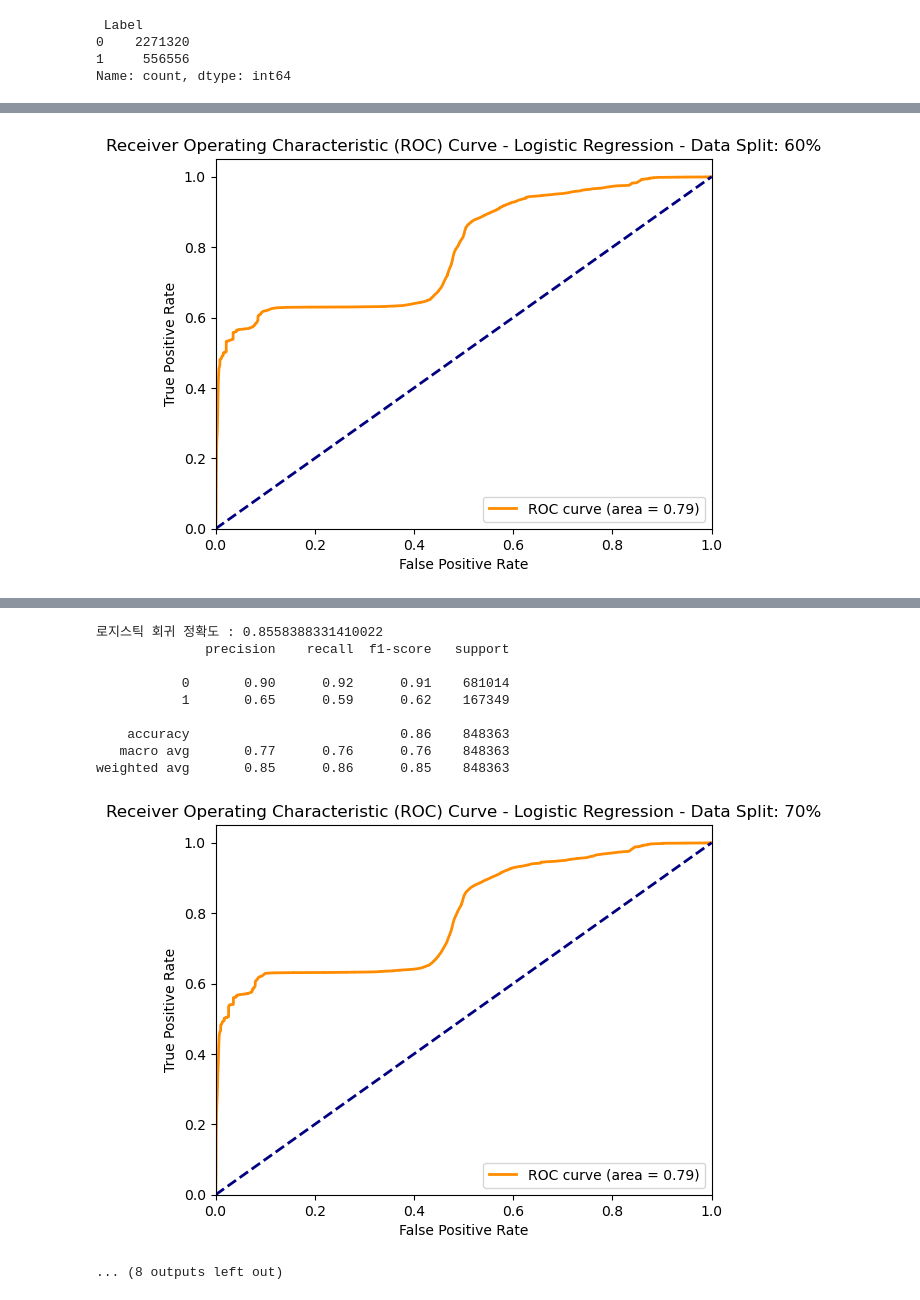
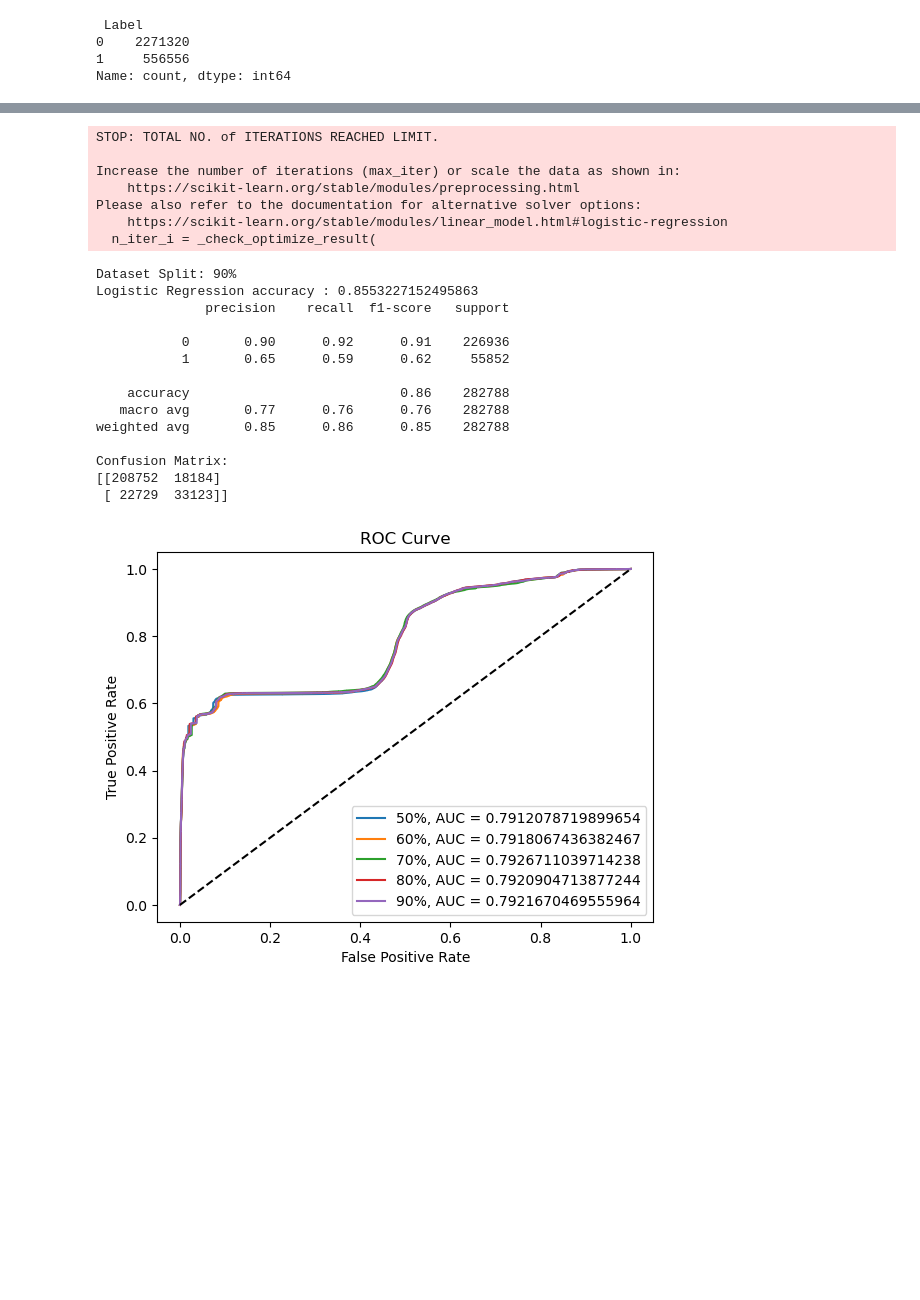
Before and after one commit to thejysplay/CIC-IDS-attack-detection, a Jupyter notebook: MachineLearningCSV_Binary_classification.ipynb, the cells around one changed output, grey strips where cells are left out. Saved outputs shown, nothing was run; the diff lists cells and outputs as text; code cells hidden in the pictures; blank space fills up the shorter version.

```diff
--- a/MachineLearningCSV_Binary_classification.ipynb
+++ b/MachineLearningCSV_Binary_classification.ipynb
@@ -238,40 +116,37 @@ XGBoost 정확도 : 0.9992267460980736
 # %%
 from sklearn.linear_model import LogisticRegression
-from sklearn.metrics import classification_report
-for name, (x_train, x_test, y_train, y_test) in datasets.items():
-    print(f"Data Split: {name}")
 
+for split, (x_train, x_test, y_train, y_test) in datasets.items():
 
-    log_reg_model = LogisticRegression()
+    model_lr = LogisticRegression()
 
+    model_lr.fit(x_train, y_train)
 
-    log_reg_model.fit(x_train, y_train)
+    y_pred_lr = model_lr.predict(x_test)
 
+    report_lr = classification_report(y_test, y_pred_lr)
 
-    y_pred_log_reg = log_reg_model.predict(x_test)
+    accuracy_lr = accuracy_score(y_test, y_pred_lr)
 
+    cm_lr = confusion_matrix(y_test, y_pred_lr)
 
-    accuracy_log_reg = accuracy_score(y_test, y_pred_log_reg)
-    print(f'로지스틱 회귀 정확도 : {accuracy_log_reg}')
+    print(f"Dataset Split: {split}")
+    print(f"Logistic Regression accuracy : {accuracy_lr}")
+    print(report_lr)
+    print(f"Confusion Matrix:\n{cm_lr}")
 
+    y_proba_lr = model_lr.predict_proba(x_test)[:, 1]
+    fpr_lr, tpr_lr, thresholds_lr = roc_curve(y_test, y_proba_lr)
+    auc_score_lr = roc_auc_score(y_test, y_proba_lr)
 
-    report_log_reg = classification_report(y_test, y_pred_log_reg)
-    print(report_log_reg)
+    plt.plot(fpr_lr, tpr_lr, label=f"{split}, AUC = {auc_score_lr}")
 
+    print("\n")
 
-    y_pred_proba_log_reg = log_reg_model.predict_proba(x_test)[:, 1]
-    fpr_log_reg, tpr_log_reg, thresholds_log_reg = roc_curve(y_test, y_pred_proba_log_reg)
-    roc_auc_log_reg = auc(fpr_log_reg, tpr_log_reg)
-
-
-    plt.figure()
-    plt.plot(fpr_log_reg, tpr_log_reg, color='darkorange', lw=2, label='ROC curve (area = %0.2f)' % roc_auc_log_reg)
-    plt.plot([0, 1], [0, 1], color='navy', lw=2, linestyle='--')
-    plt.xlim([0.0, 1.0])
-    plt.ylim([0.0, 1.05])
-    plt.xlabel('False Positive Rate')
-    plt.ylabel('True Positive Rate')
-    plt.title(f'Receiver Operating Characteristic (ROC) Curve - Logistic Regression - Data Split: {name}')
-    plt.legend(loc="lower right")
-    plt.show()
+plt.plot([0, 1], [0, 1], linestyle='--', color='black')
+plt.xlabel('False Positive Rate')
+plt.ylabel('True Positive Rate')
+plt.title('ROC Curve')
+plt.legend(loc='lower right')
+plt.show()
 # %% [output]
@@ -313 +215,0 @@ weighted avg       0.85      0.85      0.85   1131151
-[figure, removed]
@@ -322,11 +237,22 @@ Please also refer to the documentation for alternative solver options:
-로지스틱 회귀 정확도 : 0.8558388331410022
-              precision    recall  f1-score   support
+STOP: TOTAL NO. of ITERATIONS REACHED LIMIT.
 
-           0       0.90      0.92      0.91    681014
-           1       0.65      0.59      0.62    167349
-
-    accuracy                           0.86    848363
-   macro avg       0.77      0.76      0.76    848363
-weighted avg       0.85      0.86      0.85    848363
+Increase the number of iterations (max_iter) or scale the data as shown in:
+    https://scikit-learn.org/stable/modules/preprocessing.html
+Please also refer to the documentation for alternative solver options:
+    https://scikit-learn.org/stable/modules/linear_model.html#logistic-regression
+  n_iter_i = _check_optimize_result(
-[figure, removed]
-... (8 outputs left out)
+Dataset Split: 90%
+Logistic Regression accuracy : 0.8553227152495863
+              precision    recall  f1-score   support
+
+           0       0.90      0.92      0.91    226936
+           1       0.65      0.59      0.62     55852
+
+    accuracy                           0.86    282788
+   macro avg       0.77      0.76      0.76    282788
+weighted avg       0.85      0.86      0.85    282788
+
+Confusion Matrix:
+[[208752  18184]
+ [ 22729  33123]]
+[figure, new version]
```
Also changed, not shown: parts of 22 cells of this notebook.
